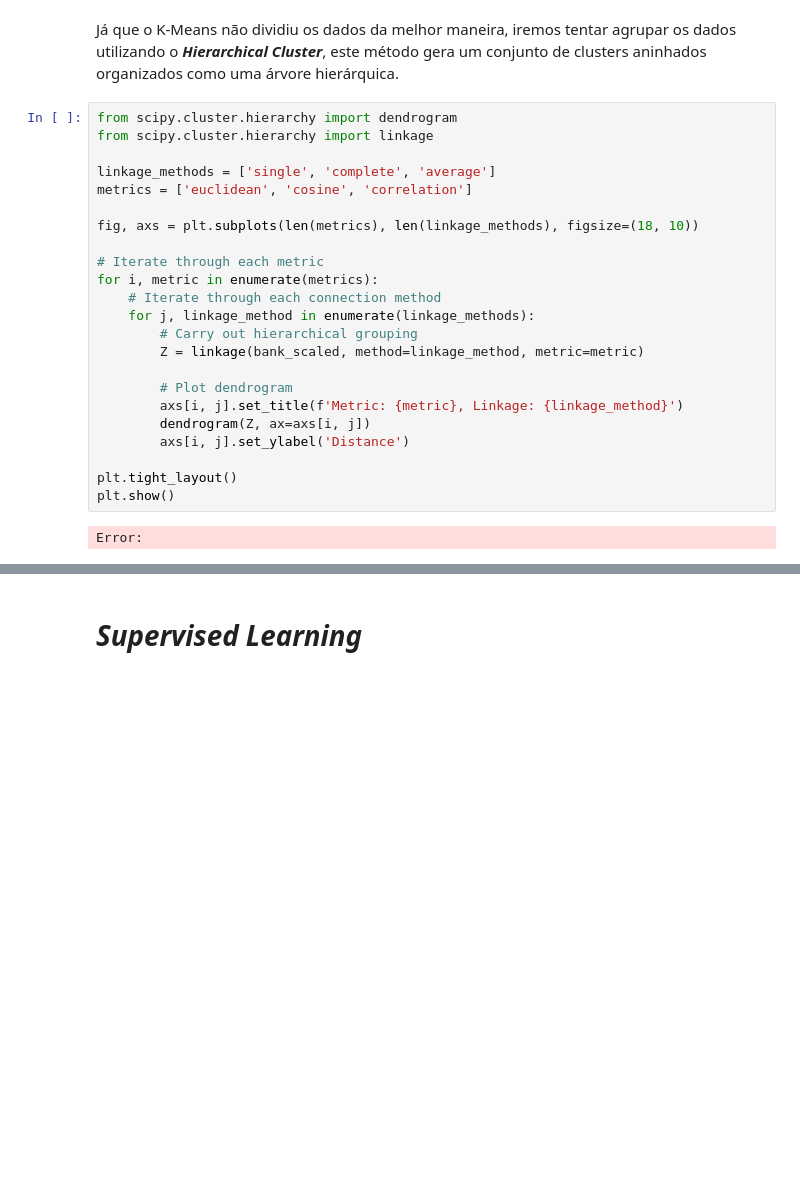
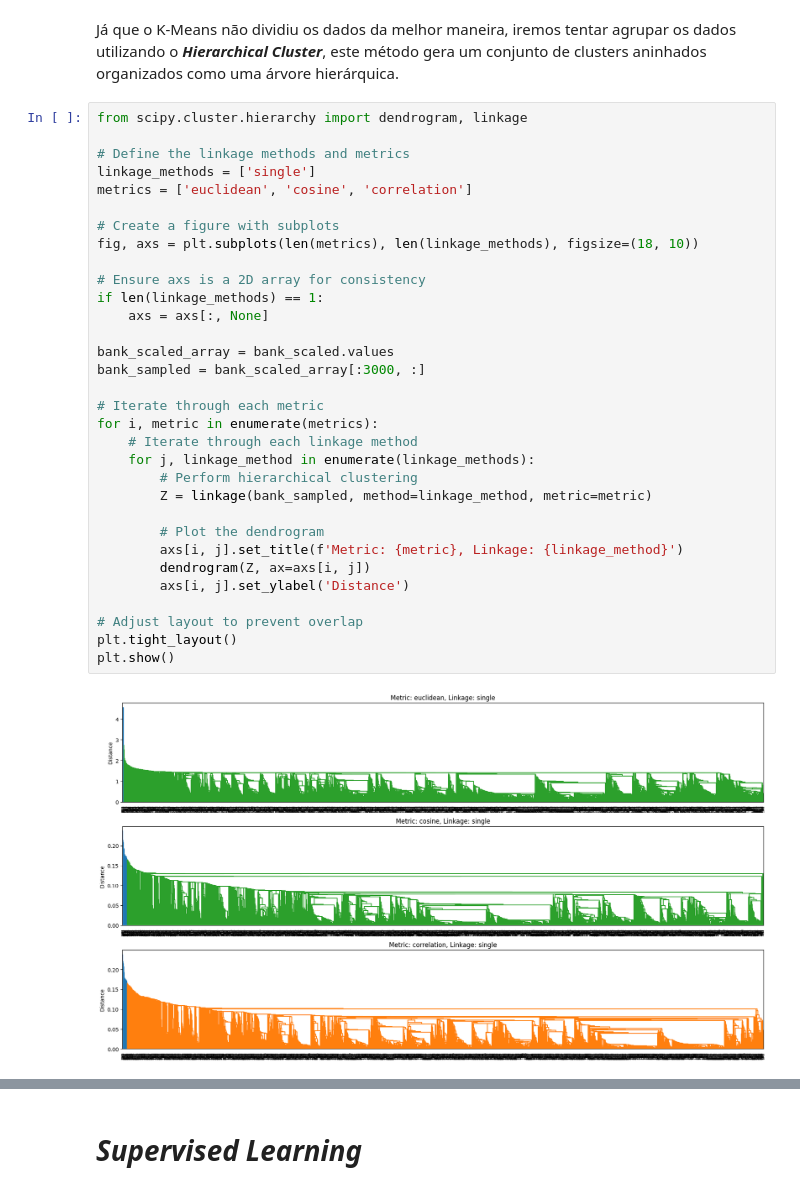
Before and after one commit to DiogoR23/ML_ADS, a Jupyter notebook: ML Project/ML_Analysis.ipynb, the cells around one changed output, grey strips where cells are left out. Saved outputs shown, nothing was run; the diff lists cells and outputs as text; blank space fills up the shorter version.

```diff
--- a/ML Project/ML_Analysis.ipynb
+++ b/ML Project/ML_Analysis.ipynb
@@ -1414,27 +1414,36 @@ Posto isto, podemos concluir que este modelo de Aprendizagem Não Supervisionada
 # %% [markdown]
 Já que o K-Means não dividiu os dados da melhor maneira, iremos tentar agrupar os dados utilizando o ***Hierarchical Cluster***, este método gera um conjunto de clusters aninhados organizados como uma árvore hierárquica.
 # %%
-from scipy.cluster.hierarchy import dendrogram
-from scipy.cluster.hierarchy import linkage
+from scipy.cluster.hierarchy import dendrogram, linkage
 
-linkage_methods = ['single', 'complete', 'average']
+# Define the linkage methods and metrics
+linkage_methods = ['single']
 metrics = ['euclidean', 'cosine', 'correlation']
 
+# Create a figure with subplots
 fig, axs = plt.subplots(len(metrics), len(linkage_methods), figsize=(18, 10))
+
+# Ensure axs is a 2D array for consistency
+if len(linkage_methods) == 1:
+    axs = axs[:, None]
+
+bank_scaled_array = bank_scaled.values
+bank_sampled = bank_scaled_array[:3000, :]
 
 # Iterate through each metric
 for i, metric in enumerate(metrics):
-    # Iterate through each connection method
+    # Iterate through each linkage method
     for j, linkage_method in enumerate(linkage_methods):
-        # Carry out hierarchical grouping
-        Z = linkage(bank_scaled, method=linkage_method, metric=metric)
+        # Perform hierarchical clustering
+        Z = linkage(bank_sampled, method=linkage_method, metric=metric)
 
-        # Plot dendrogram
+        # Plot the dendrogram
         axs[i, j].set_title(f'Metric: {metric}, Linkage: {linkage_method}')
         dendrogram(Z, ax=axs[i, j])
         axs[i, j].set_ylabel('Distance')
 
+# Adjust layout to prevent overlap
 plt.tight_layout()
 plt.show()
 # %% [output]
-Error:
+[figure, added]
```
Also changed, not shown: parts of 41 cells of this notebook, 1 other file.
